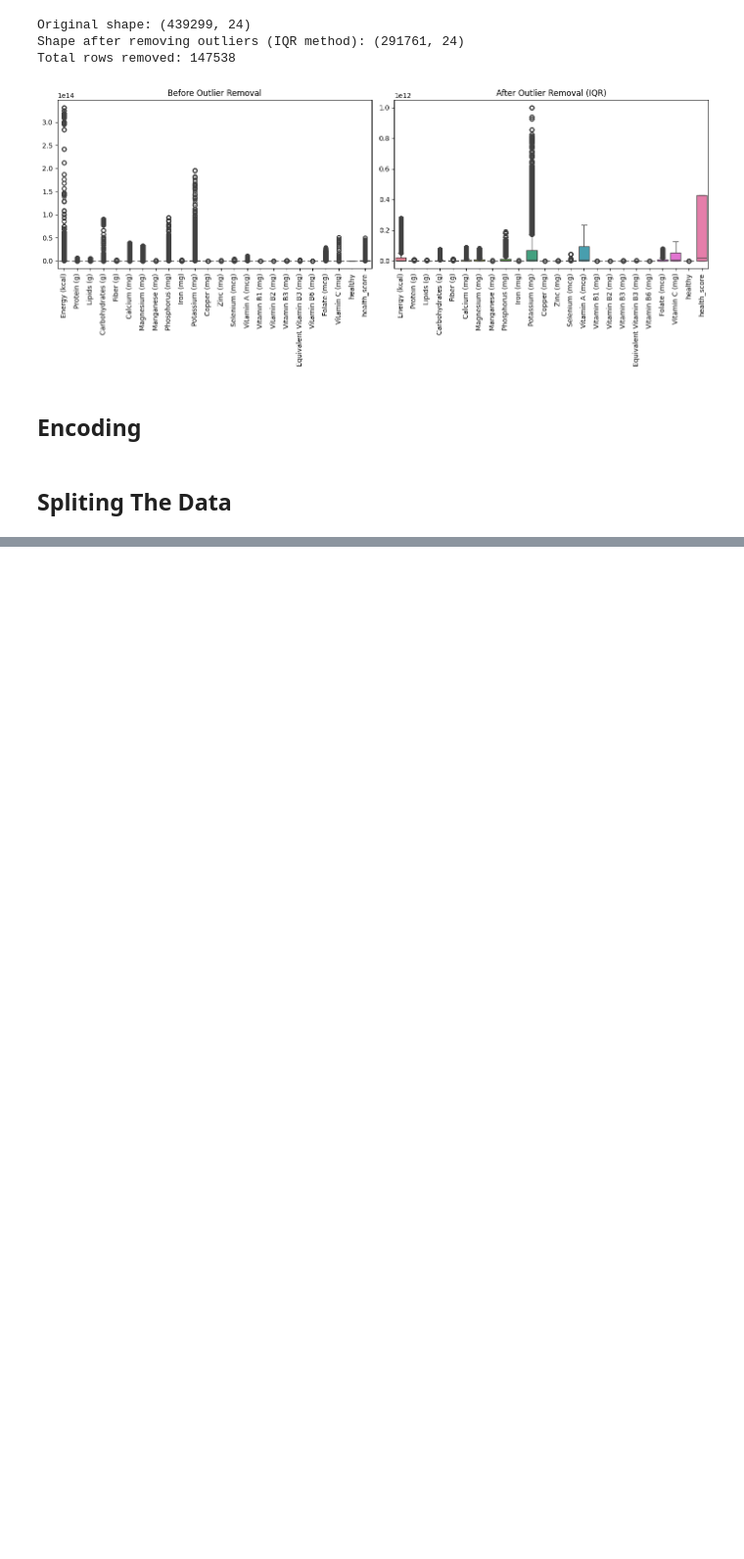
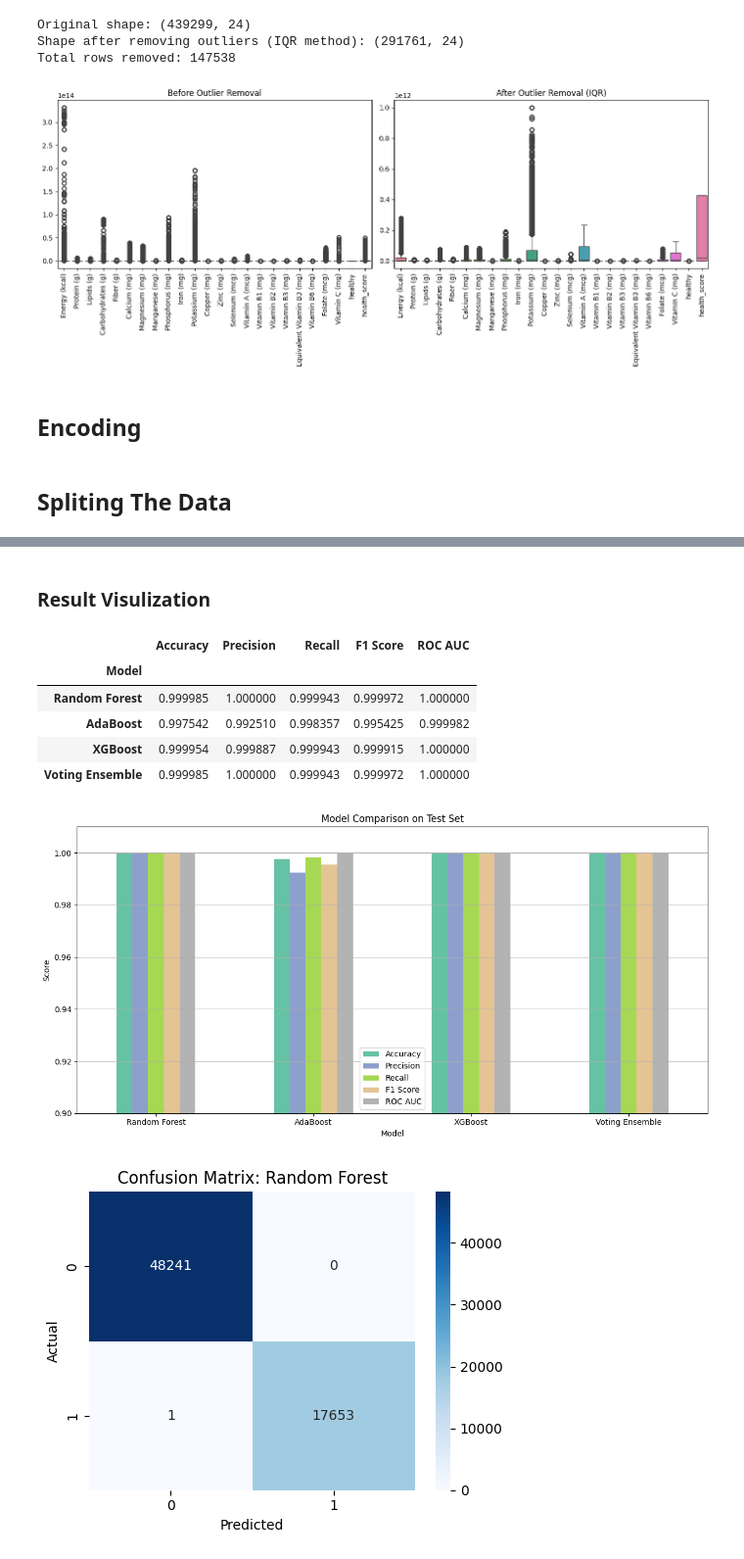
Before and after one commit to XavierRolex/Machine-Learning-, a Jupyter notebook: preprocessing.ipynb, the cells around one changed output, grey strips where cells are left out. Shown at 98% size. Saved outputs shown, nothing was run; the diff lists cells and outputs as text; code cells hidden in the pictures; blank space fills up the shorter version.

```diff
--- a/preprocessing.ipynb
+++ b/preprocessing.ipynb
@@ -283,0 +542,68 @@ for col in categorical_cols:
+# %% [markdown]
+### Result Visulization
+# %%
+# Final Evaluation and Visualization
+
+from sklearn.metrics import accuracy_score, precision_score, recall_score, f1_score, roc_auc_score, confusion_matrix
+import pandas as pd
+import matplotlib.pyplot as plt
+import seaborn as sns
+
+# Evaluate all models on the test set
+results = []
+conf_matrices = {}
+
+models = {
+    "Random Forest": best_rf,
+    "AdaBoost": best_ada,
+    "XGBoost": best_xgb,
+    "Voting Ensemble": voting_clf
+}
+
+for name, model in models.items():
+    y_pred = model.predict(X_test)
+    y_proba = model.predict_proba(X_test)[:, 1]
+
+    results.append({
+        "Model": name,
+        "Accuracy": accuracy_score(y_test, y_pred),
+        "Precision": precision_score(y_test, y_pred),
+        "Recall": recall_score(y_test, y_pred),
+        "F1 Score": f1_score(y_test, y_pred),
+        "ROC AUC": roc_auc_score(y_test, y_proba)
+    })
+
+    conf_matrices[name] = confusion_matrix(y_test, y_pred)
+
+# Create comparison table
+df_results = pd.DataFrame(results)
+df_results = df_results.set_index("Model")
+display(df_results)
+
+# Bar plot for metric comparison
+df_results.plot(kind="bar", figsize=(12, 6), ylim=(0.9, 1.01), colormap="Set2")
+plt.title("Model Comparison on Test Set")
+plt.ylabel("Score")
+plt.xticks(rotation=0)
+plt.grid(axis="y")
+plt.tight_layout()
+plt.show()
+
+# Heatmaps for confusion matrices
+for name, matrix in conf_matrices.items():
+    plt.figure(figsize=(5, 4))
+    sns.heatmap(matrix, annot=True, fmt="d", cmap="Blues", xticklabels=[0, 1], yticklabels=[0, 1])
+    plt.title(f"Confusion Matrix: {name}")
+    plt.xlabel("Predicted")
+    plt.ylabel("Actual")
+    plt.tight_layout()
+    plt.show()
+# %% [output]
+|  | Accuracy | Precision | Recall | F1 Score | ROC AUC |
+| Model |  |  |  |  |  |
+| Random Forest | 0.999985 | 1.000000 | 0.999943 | 0.999972 | 1.000000 |
+| AdaBoost | 0.997542 | 0.992510 | 0.998357 | 0.995425 | 0.999982 |
+| XGBoost | 0.999954 | 0.999887 | 0.999943 | 0.999915 | 1.000000 |
+| Voting Ensemble | 0.999985 | 1.000000 | 0.999943 | 0.999972 | 1.000000 |
+[figure, added]
+[figure, added]
```
Also changed, not shown: parts of 21 cells of this notebook.
